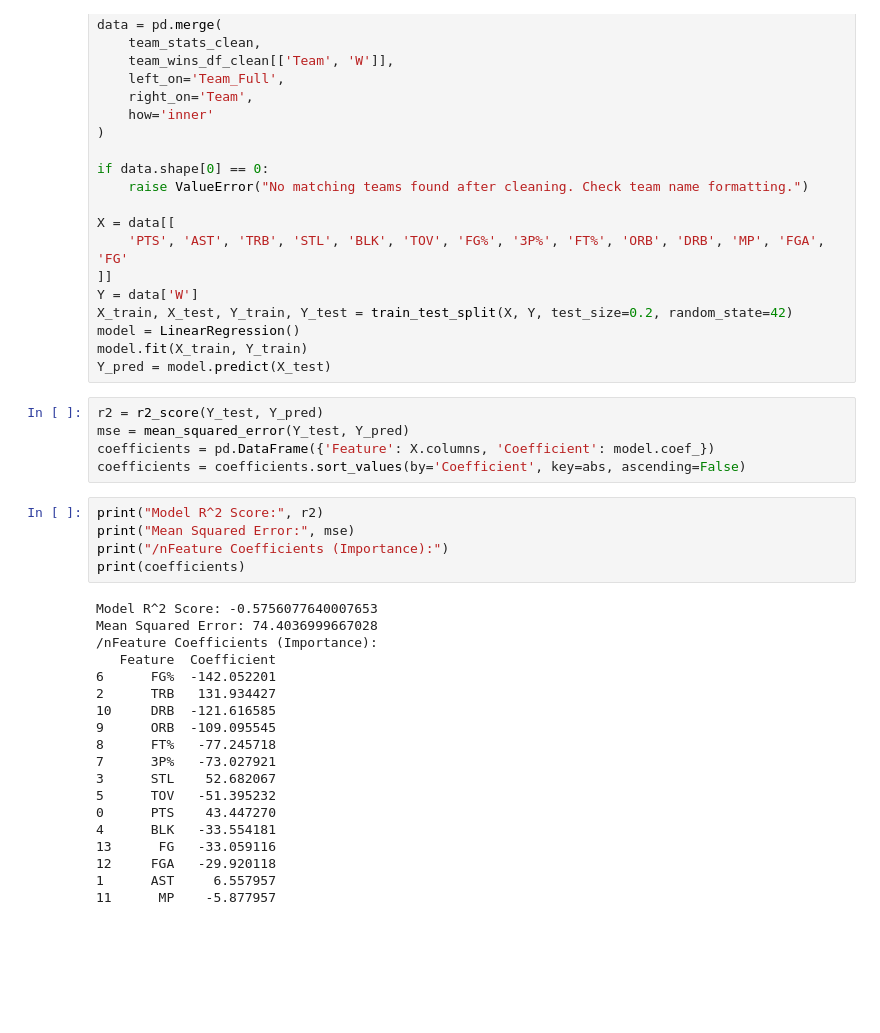
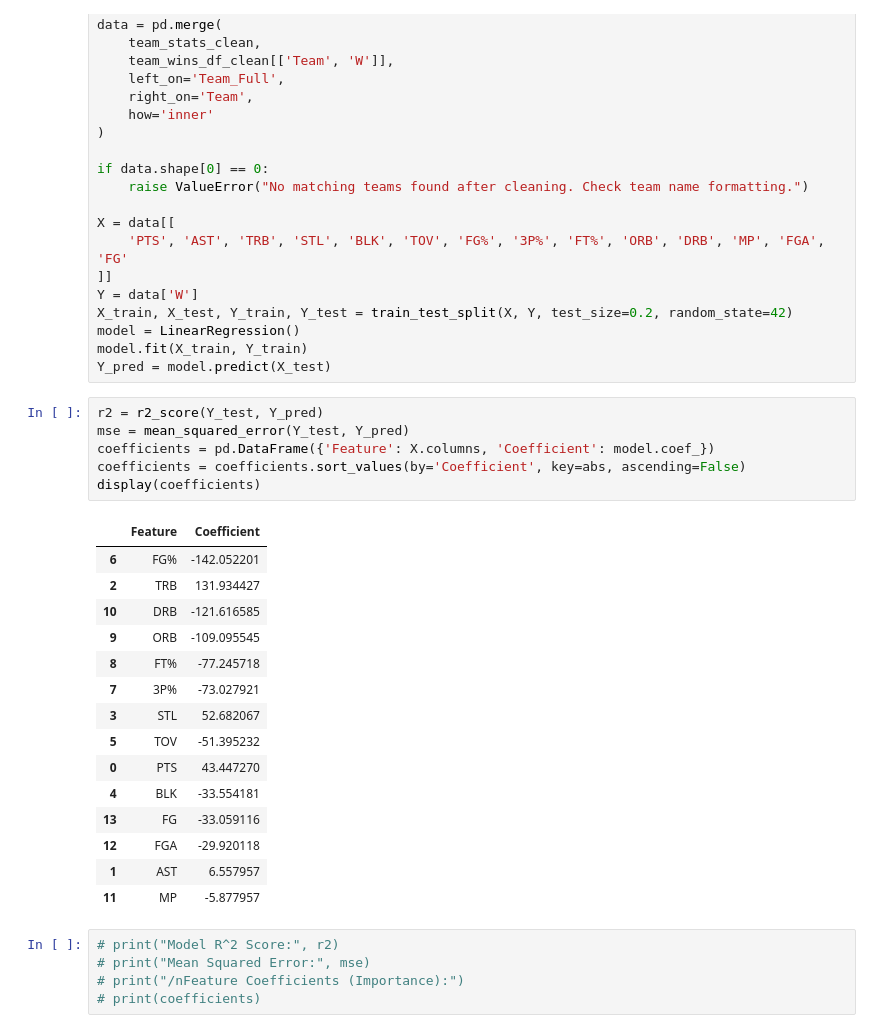
Before and after one commit to megharamanii/NBA-Project, a Jupyter notebook: Final Project/NBA Project.ipynb, the cells around one changed output. Drawn from its saved outputs; the diff is of its cells as text; blank space fills up the shorter version.

```diff
--- a/Final Project/NBA Project.ipynb
+++ b/Final Project/NBA Project.ipynb
@@ -253,32 +255,30 @@ Y_pred = model.predict(X_test)
 # %%
 r2 = r2_score(Y_test, Y_pred)
 mse = mean_squared_error(Y_test, Y_pred)
 coefficients = pd.DataFrame({'Feature': X.columns, 'Coefficient': model.coef_})
 coefficients = coefficients.sort_values(by='Coefficient', key=abs, ascending=False)
+display(coefficients)
+# %% [output]
+|  | Feature | Coefficient |
+| 6 | FG% | -142.052201 |
+| 2 | TRB | 131.934427 |
+| 10 | DRB | -121.616585 |
+| 9 | ORB | -109.095545 |
+| 8 | FT% | -77.245718 |
+| 7 | 3P% | -73.027921 |
+| 3 | STL | 52.682067 |
+| 5 | TOV | -51.395232 |
+| 0 | PTS | 43.447270 |
+| 4 | BLK | -33.554181 |
+| 13 | FG | -33.059116 |
+| 12 | FGA | -29.920118 |
+| 1 | AST | 6.557957 |
+| 11 | MP | -5.877957 |
 # %%
-print("Model R^2 Score:", r2)
-print("Mean Squared Error:", mse)
-print("/nFeature Coefficients (Importance):")
-print(coefficients)
+# print("Model R^2 Score:", r2)
+# print("Mean Squared Error:", mse)
+# print("/nFeature Coefficients (Importance):")
+# print(coefficients)
-# %% [output]
-Model R^2 Score: -0.5756077640007653
-Mean Squared Error: 74.4036999667028
-/nFeature Coefficients (Importance):
-   Feature  Coefficient
-6      FG%  -142.052201
-2      TRB   131.934427
-10     DRB  -121.616585
-9      ORB  -109.095545
-8      FT%   -77.245718
-7      3P%   -73.027921
-3      STL    52.682067
-5      TOV   -51.395232
-0      PTS    43.447270
-4      BLK   -33.554181
-13      FG   -33.059116
-12     FGA   -29.920118
-1      AST     6.557957
-11      MP    -5.877957
 # %%
 !git add .
 !git commit -m "Added NBA data analysis and model training"
```
Also changed, not shown: parts of 5 cells of this notebook.
